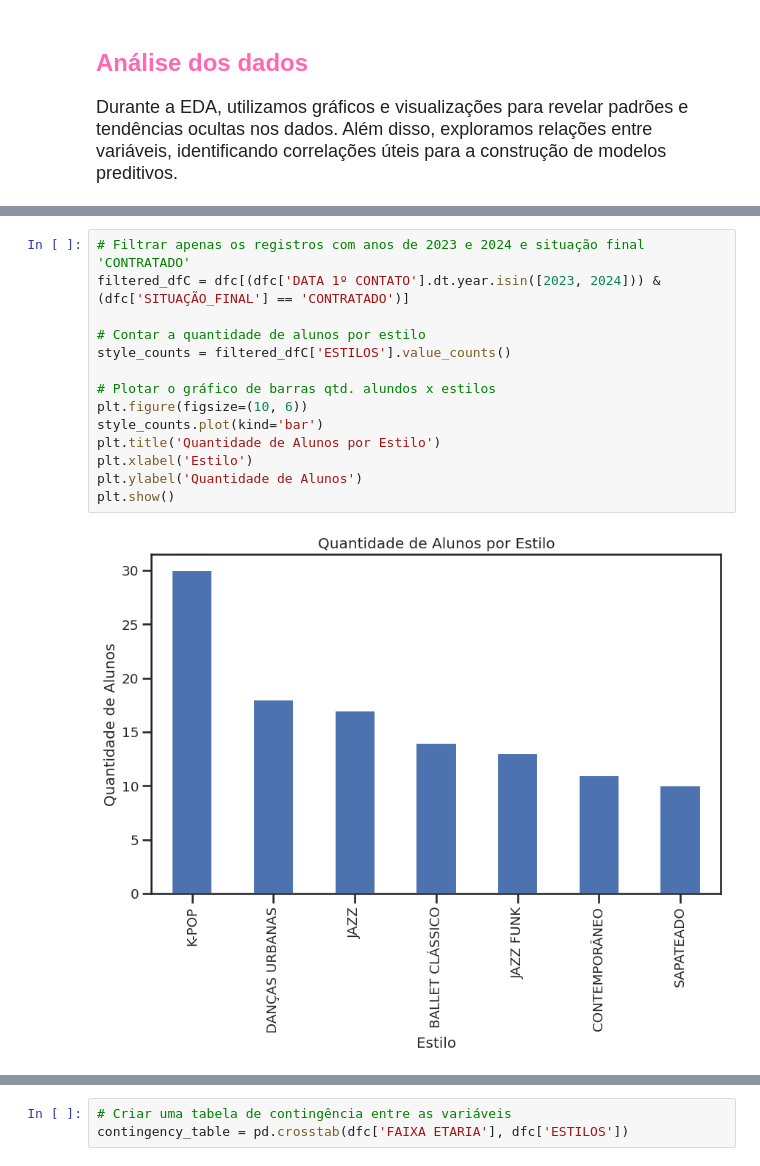
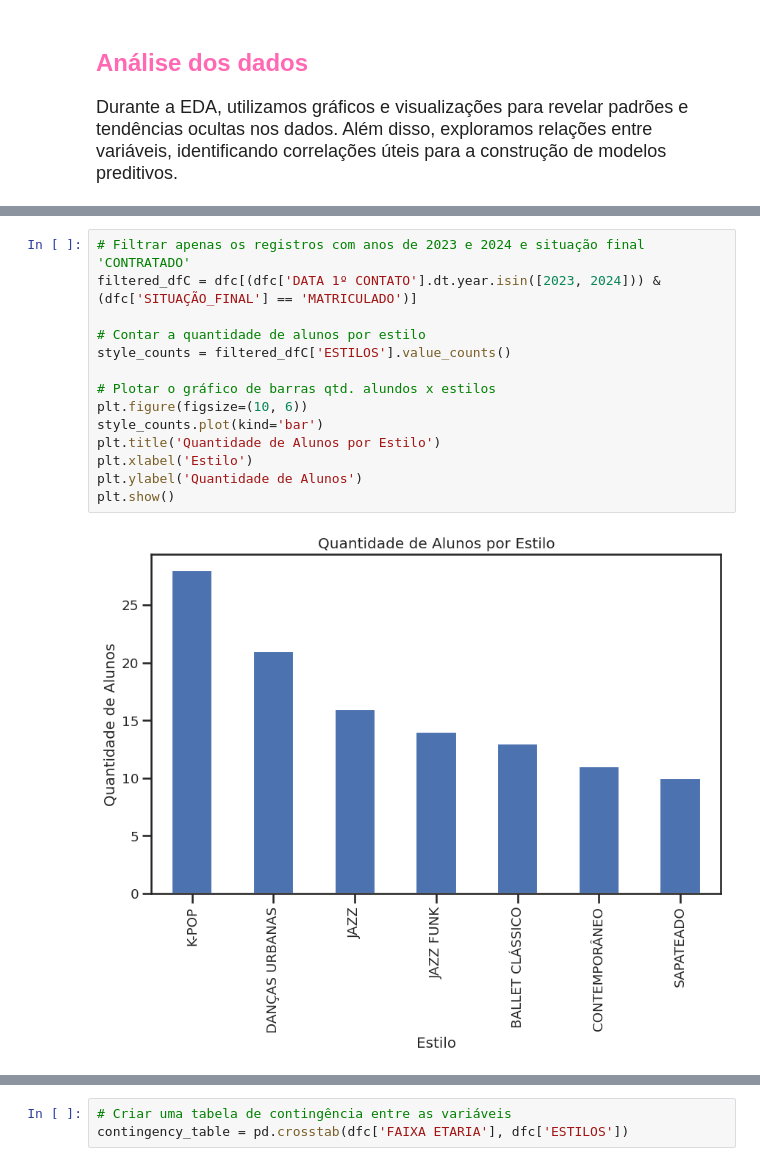
Before and after one commit to KoreTane/PredictiveLeadManagement, a Jupyter notebook: CBS_Dance_EDA.ipynb, the cells around one changed output, grey strips where cells are left out. Cells and saved outputs as stored; diff of their text form.

```diff
--- a/CBS_Dance_EDA.ipynb
+++ b/CBS_Dance_EDA.ipynb
@@ -48,16 +48,16 @@ dfc.head(5)
 # %%
 # Filtrar apenas os registros com anos de 2023 e 2024 e situação final 'CONTRATADO'
-filtered_dfC = dfc[(dfc['DATA 1º CONTATO'].dt.year.isin([2023, 2024])) & (dfc['SITUAÇÃO_FINAL'] == 'CONTRATADO')]
+filtered_dfC = dfc[(dfc['DATA 1º CONTATO'].dt.year.isin([2023, 2024])) & (dfc['SITUAÇÃO_FINAL'] == 'MATRICULADO')]
 
 # Contar a quantidade de alunos por estilo
 style_counts = filtered_dfC['ESTILOS'].value_counts()
 
 # Plotar o gráfico de barras qtd. alundos x estilos
 plt.figure(figsize=(10, 6))
 style_counts.plot(kind='bar')
 plt.title('Quantidade de Alunos por Estilo')
 plt.xlabel('Estilo')
 plt.ylabel('Quantidade de Alunos')
 plt.show()
 # %% [output]
-[figure, old version]
+[figure, new version]
```
Also changed, not shown: parts of 17 cells of this notebook.
